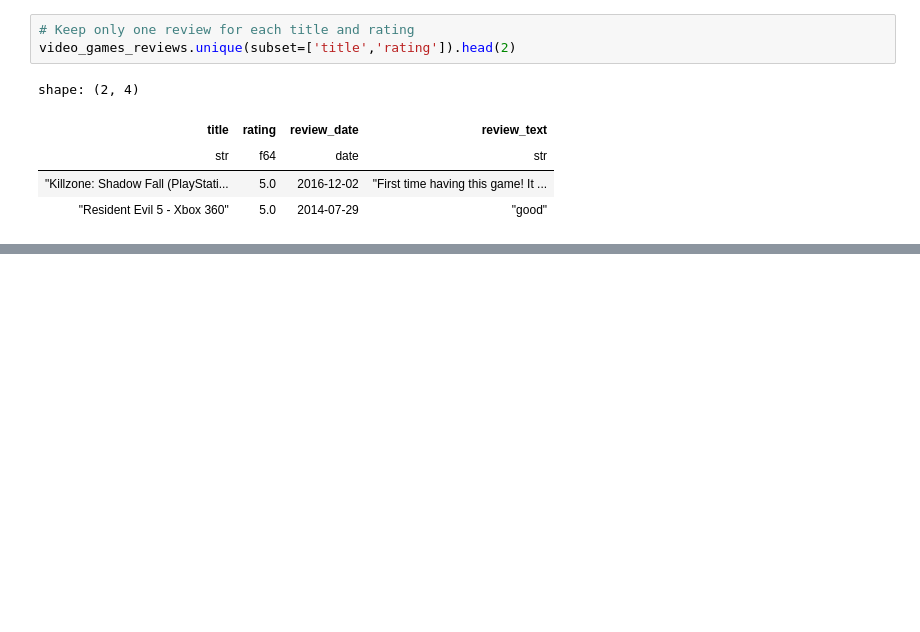
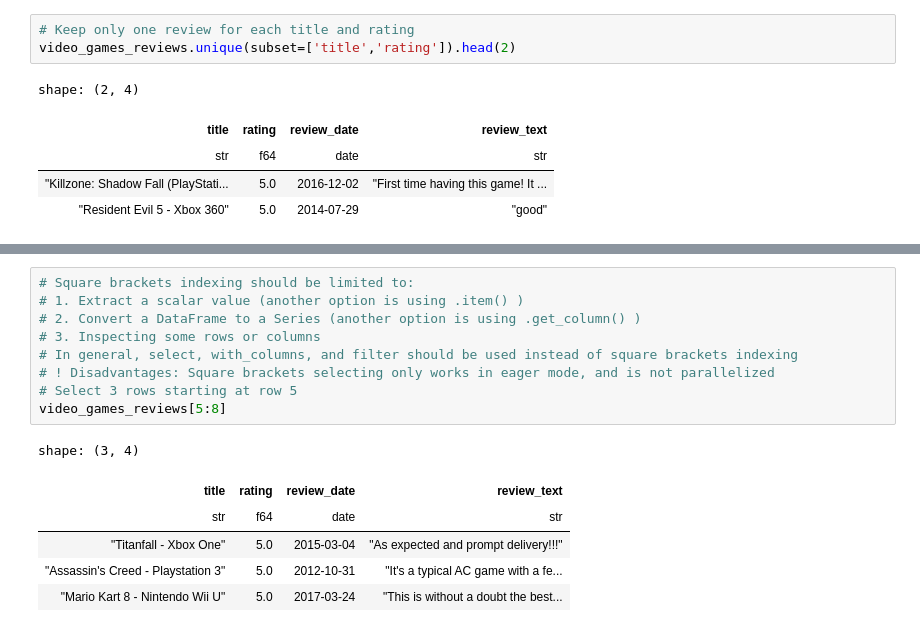
Before and after one commit to PacktPublishing/Data-Analysis-with-Polars, a Jupyter notebook: chapter_02/01_dataframes.ipynb, the cells around one changed output, grey strips where cells are left out. Saved outputs shown, nothing was run; the diff lists cells and outputs as text; blank space fills up the shorter version.

Commit message:
add examples for extracting columns and rows

```diff
--- a/chapter_02/01_dataframes.ipynb
+++ b/chapter_02/01_dataframes.ipynb
@@ -505,0 +518,16 @@ shape: (2, 4)
+# %%
+# Square brackets indexing should be limited to:
+# 1. Extract a scalar value (another option is using .item() )
+# 2. Convert a DataFrame to a Series (another option is using .get_column() )
+# 3. Inspecting some rows or columns
+# In general, select, with_columns, and filter should be used instead of square brackets indexing
+# ! Disadvantages: Square brackets selecting only works in eager mode, and is not parallelized
+# Select 3 rows starting at row 5
+video_games_reviews[5:8]
+# %% [output]
+shape: (3, 4)
+| title | rating | review_date | review_text |
+| str | f64 | date | str |
+| "Titanfall - Xbox One" | 5.0 | 2015-03-04 | "As expected and prompt delivery!!!" |
+| "Assassin's Creed - Playstation 3" | 5.0 | 2012-10-31 | "It's a typical AC game with a fe... |
+| "Mario Kart 8 - Nintendo Wii U" | 5.0 | 2017-03-24 | "This is without a doubt the best... |
```
Also changed, not shown: parts of 16 cells of this notebook.
